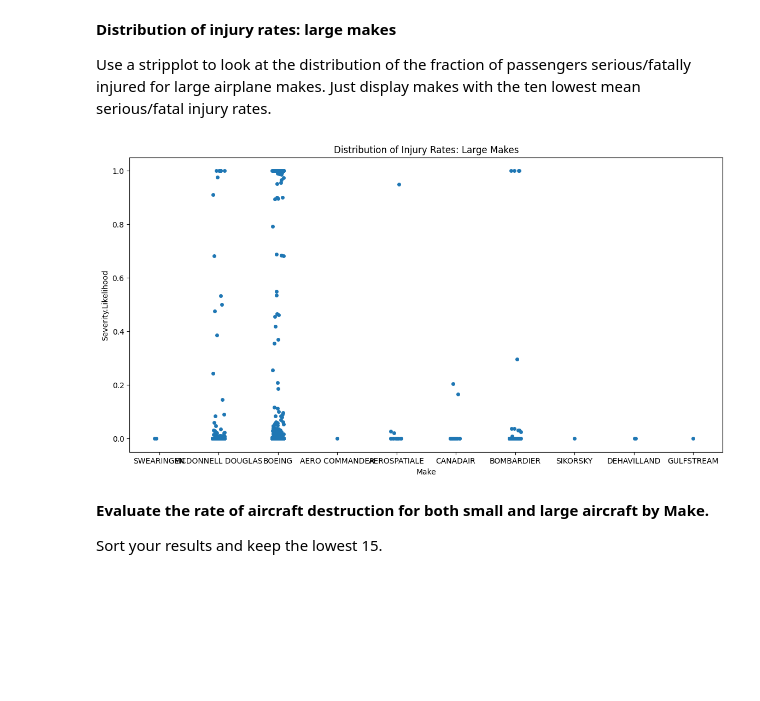
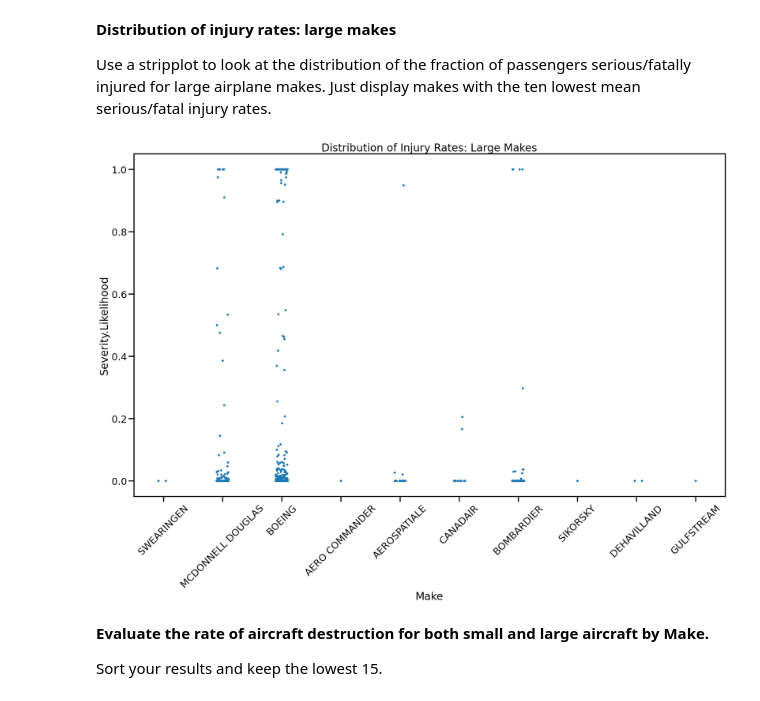
Before and after one commit to adoniscanada/dsc-course0-m8-lab, a Jupyter notebook: Aviation_Accidents_Data_Analysis.ipynb, the cells around one changed output. Saved outputs shown, nothing was run; the diff lists cells and outputs as text; code cells hidden in the pictures; blank space fills up the shorter version.

Commit message:
polished charts, created README

```diff
--- a/Aviation_Accidents_Data_Analysis.ipynb
+++ b/Aviation_Accidents_Data_Analysis.ipynb
@@ -86,16 +86,17 @@ Use a stripplot to look at the distribution of the fraction of passengers seriou
 # %%
 filtered_makes = large_means.nsmallest(10).index
 
 filtered_df = large_df[large_df["Make"].isin(filtered_makes)]
 
-fig, ax = plt.subplots(figsize=(14, 7))
+fig, ax = plt.subplots(figsize=(24, 14))
 
 sns.stripplot(data=filtered_df, x="Make", y="Severity.Likelihood")
 ax.set(title="Distribution of Injury Rates: Large Makes")
+ax.tick_params(axis='x', rotation=45)
 
 plt.show()
 # %% [output]
-[figure, old version]
+[figure, new version]
 # %% [markdown]
 **Evaluate the rate of aircraft destruction for both small and large aircraft by Make.**
 
```
Also changed, not shown: parts of 10 cells of this notebook, 6 other files.
